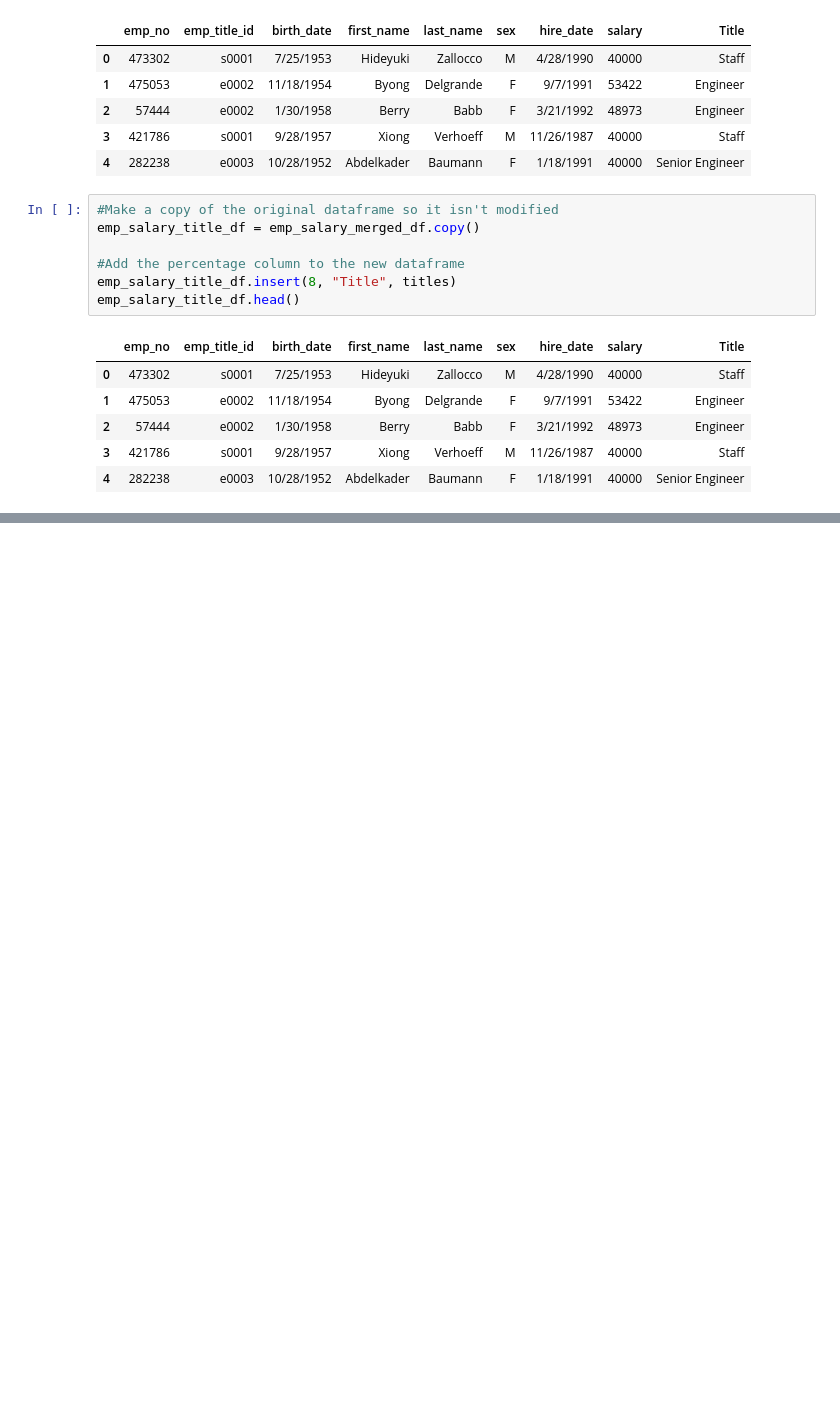
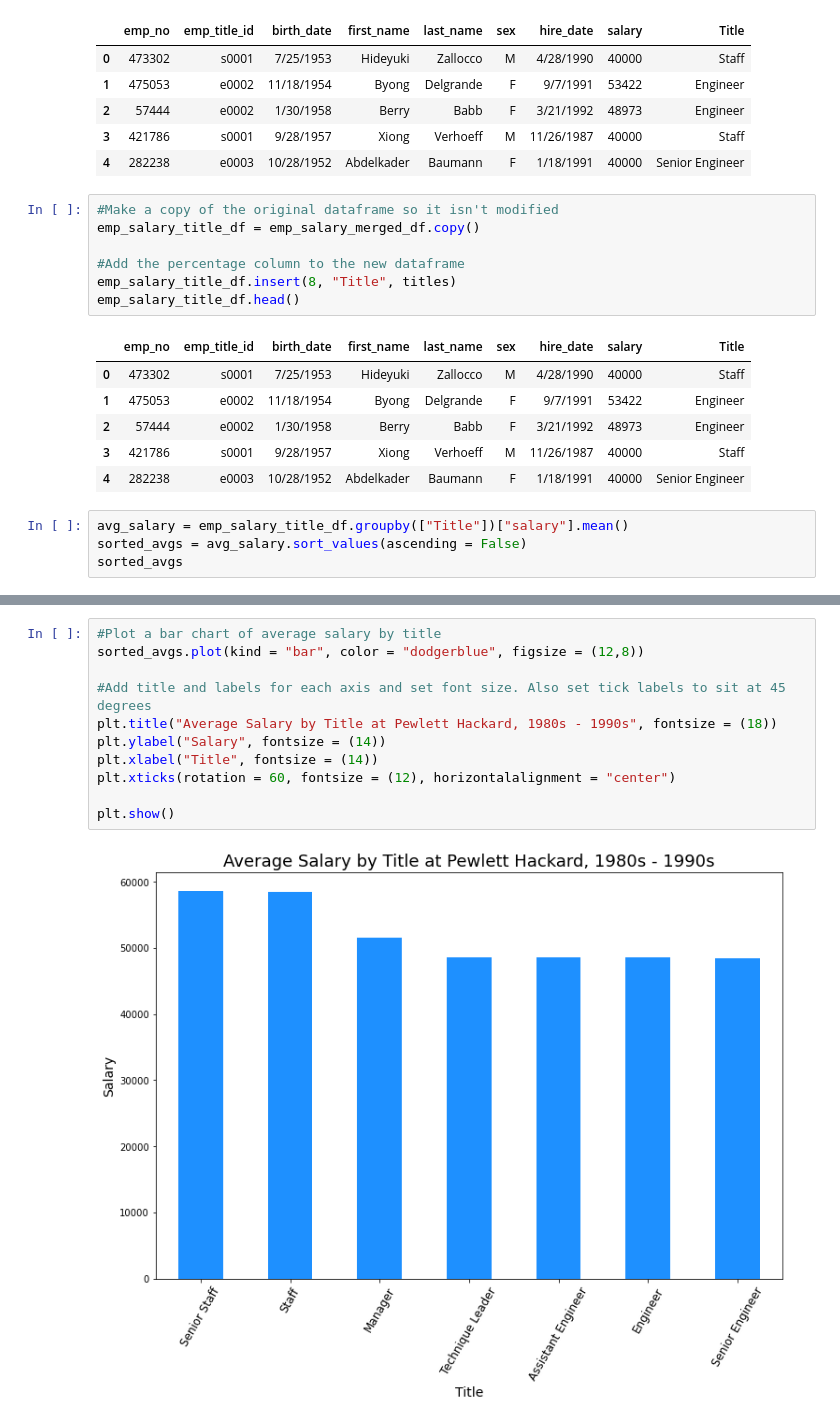
Before and after one commit to cayelsie/SQL-challenge, a Jupyter notebook: bonus_salary.ipynb, the cells around one changed output, grey strips where cells are left out. Saved outputs shown, nothing was run; the diff lists cells and outputs as text; blank space fills up the shorter version.

Commit message:
Plotted average salary by title

```diff
--- a/bonus_salary.ipynb
+++ b/bonus_salary.ipynb
@@ -111,3 +112,7 @@ emp_salary_title_df.head()
 | 2 | 57444 | e0002 | 1/30/1958 | Berry | Babb | F | 3/21/1992 | 48973 | Engineer |
 | 3 | 421786 | s0001 | 9/28/1957 | Xiong | Verhoeff | M | 11/26/1987 | 40000 | Staff |
 | 4 | 282238 | e0003 | 10/28/1952 | Abdelkader | Baumann | F | 1/18/1991 | 40000 | Senior Engineer |
+# %%
+avg_salary = emp_salary_title_df.groupby(["Title"])["salary"].mean()
+sorted_avgs = avg_salary.sort_values(ascending = False)
+sorted_avgs
@@ -113,0 +129,13 @@ emp_salary_title_df.head()
+# %%
+#Plot a bar chart of average salary by title
+sorted_avgs.plot(kind = "bar", color = "dodgerblue", figsize = (12,8))
+
+#Add title and labels for each axis and set font size. Also set tick labels to sit at 45 degrees
+plt.title("Average Salary by Title at Pewlett Hackard, 1980s - 1990s", fontsize = (18))
+plt.ylabel("Salary", fontsize = (14))
+plt.xlabel("Title", fontsize = (14))
+plt.xticks(rotation = 60, fontsize = (12), horizontalalignment = "center")
+
+plt.show()
+# %% [output]
+[figure, added]
```
Also changed, not shown: parts of 4 cells of this notebook.
